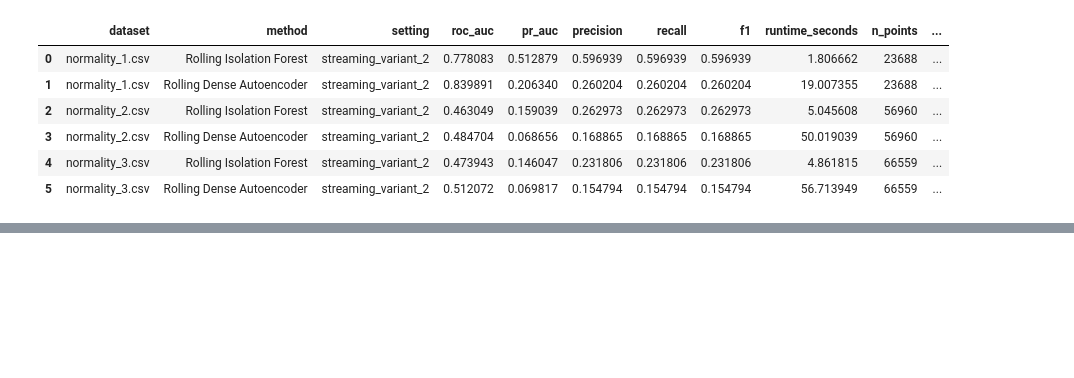
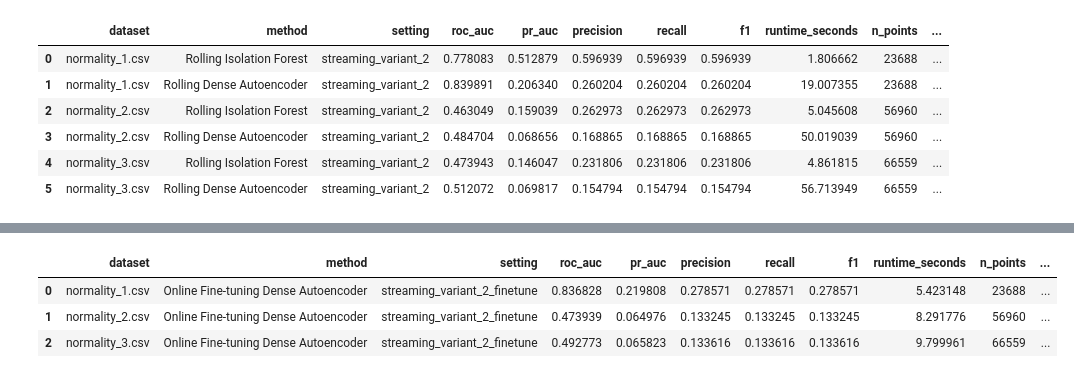
Before and after one commit to OrestisGeo/streamify-ts-anomaly-detection, a Jupyter notebook: notebooks/project2_main.ipynb, the cells around one changed output, grey strips where cells are left out. Saved outputs shown, nothing was run; the diff lists cells and outputs as text; code cells hidden in the pictures; blank space fills up the shorter version.

Commit message:
Add fine-tuning autoencoder variants on notebook

```diff
--- a/notebooks/project2_main.ipynb
+++ b/notebooks/project2_main.ipynb
@@ -110,7 +110,9 @@ RUN_GENERATE_NORMALITIES = False
 RUN_OFFLINE_BASELINES = False
 RUN_SAND_BASELINE = False
 RUN_VARIANT1_BATCH = False
-RUN_VARIANT2_ROLLING = True
+RUN_VARIANT2_ROLLING = False
+RUN_VARIANT2_FINETUNE_AE = False
+RUN_VARIANT2_SELECTIVE_FINETUNE_AE = False
 # %%
 from src.dataset_inventory import (
     build_inventory,
@@ -1250,0 +1255,91 @@ Variant 2 results saved to: /content/streamify-ts-anomaly-detection/streamify-ts
+# %%
+# Step 7 - Variant 2 alternative for Dense Autoencoder:
+# Online fine-tuning Autoencoder.
+#
+# This does not replace the existing Rolling Autoencoder results.
+# It creates a separate result file so that both approaches can be compared.
+
+from pathlib import Path
+import pandas as pd
+import importlib
+
+import src.streaming_variants as streaming_variants
+import src.evaluation as evaluation
+import src.paths as paths
+
+streaming_variants = importlib.reload(streaming_variants)
+evaluation = importlib.reload(evaluation)
+paths = importlib.reload(paths)
+
+from src.streaming_variants import run_online_finetune_autoencoder_streaming
+from src.evaluation import evaluate_scores
+from src.paths import GENERATED_DATA_DIR, TABLES_DIR
+
+TABLES_DIR.mkdir(parents=True, exist_ok=True)
+
+VARIANT2_FINETUNE_AE_RESULTS_PATH = (
+    TABLES_DIR / "variant2_finetune_autoencoder_results.csv"
+)
+
+STREAM_BATCH_SIZE = 5000
+WINDOW_SIZE = 100
+
+if RUN_VARIANT2_FINETUNE_AE or not VARIANT2_FINETUNE_AE_RESULTS_PATH.exists():
+    print("Running Variant 2 alternative: Online fine-tuning Autoencoder...")
+
+    finetune_ae_results = []
+
+    generated_files = sorted(GENERATED_DATA_DIR.glob("normality_*.csv"))
+
+    for dataset_path in generated_files:
+        print("=" * 80)
+        print("Dataset:", dataset_path.name)
+        print("Running Online Fine-tuning Dense Autoencoder...")
+
+        df = pd.read_csv(dataset_path)
+
+        values = df["value"].to_numpy()
+        labels = df["label"].to_numpy()
+
+        ae_scores, ae_runtime = run_online_finetune_autoencoder_streaming(
+            values=values,
+            batch_size=STREAM_BATCH_SIZE,
+            window_size=WINDOW_SIZE,
+            init_batches=1,
+            initial_epochs=10,
+            finetune_epochs=1,
+            batch_size_training=256,
+            random_state=42,
+        )
+
+        ae_result = evaluate_scores(
+            scores=ae_scores,
+            labels=labels,
+            method_name="Online Fine-tuning Dense Autoencoder",
+            dataset_name=dataset_path.name,
+            runtime_seconds=ae_runtime,
+            setting="streaming_variant_2_finetune",
+        )
+
+        finetune_ae_results.append(ae_result)
+
+        # Save intermediate results after each dataset
+        pd.DataFrame(finetune_ae_results).to_csv(
+            VARIANT2_FINETUNE_AE_RESULTS_PATH,
+            index=False,
+        )
+
+    finetune_ae_results = pd.DataFrame(finetune_ae_results)
+
+    print(
+        "Online fine-tuning AE results saved to:",
+        VARIANT2_FINETUNE_AE_RESULTS_PATH,
+    )
+
+else:
+    print("Loading existing Online fine-tuning AE results...")
+
+    finetune_ae_results = pd.read_csv(VARIANT2_FINETUNE_AE_RESULTS_PATH)
+
+display(finetune_ae_results)
+# %% [output]
@@ -1250,0 +1357,4 @@ Variant 2 results saved to: /content/streamify-ts-anomaly-detection/streamify-ts
+|  | dataset | method | setting | roc_auc | pr_auc | precision | recall | f1 | runtime_seconds | n_points | ... |
+| 0 | normality_1.csv | Online Fine-tuning Dense Autoencoder | streaming_variant_2_finetune | 0.836828 | 0.219808 | 0.278571 | 0.278571 | 0.278571 | 5.423148 | 23688 | ... |
+| 1 | normality_2.csv | Online Fine-tuning Dense Autoencoder | streaming_variant_2_finetune | 0.473939 | 0.064976 | 0.133245 | 0.133245 | 0.133245 | 8.291776 | 56960 | ... |
+| 2 | normality_3.csv | Online Fine-tuning Dense Autoencoder | streaming_variant_2_finetune | 0.492773 | 0.065823 | 0.133616 | 0.133616 | 0.133616 | 9.799961 | 66559 | ... |
```
Also changed, not shown: parts of 5 cells of this notebook.
